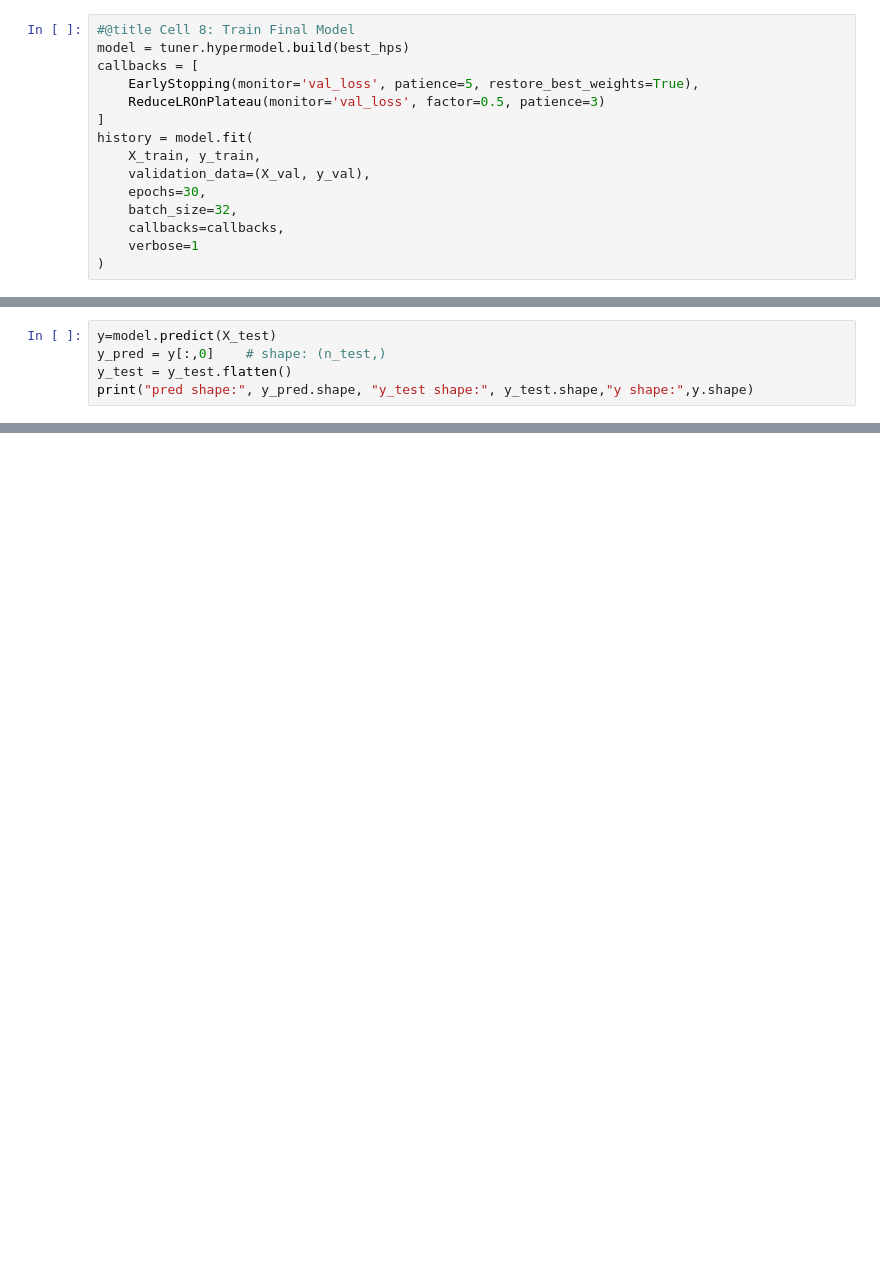
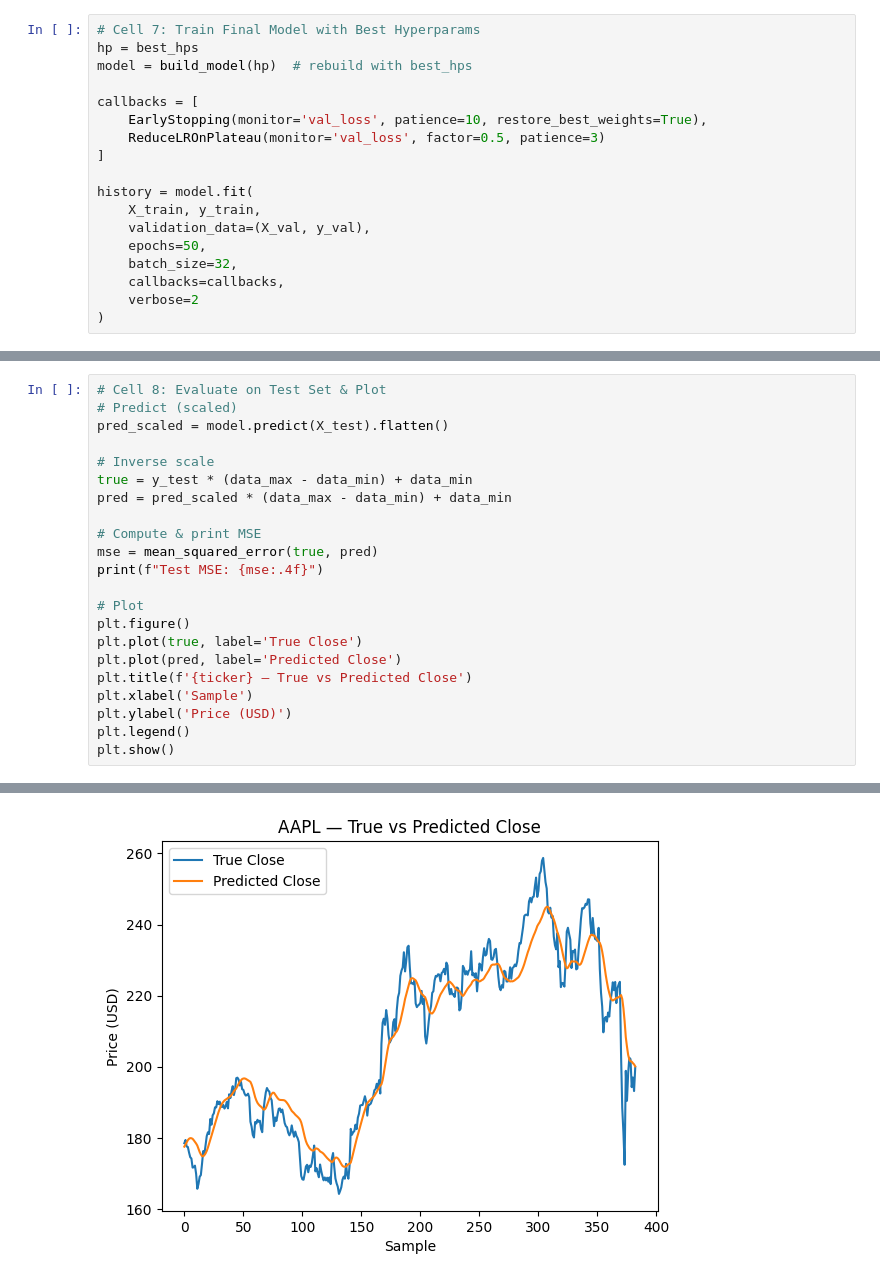
Before and after one commit to BassamTar99/StockPrediction, a Jupyter notebook: Automated_LSTM.ipynb, the cells around one changed output, grey strips where cells are left out. Cells and saved outputs as stored; diff of their text form; blank space fills up the shorter version.

```diff
--- a/Automated_LSTM.ipynb
+++ b/Automated_LSTM.ipynb
@@ -207,16 +187,19 @@ Best Hyperparameters:
 # %%
-#@title Cell 8: Train Final Model
-model = tuner.hypermodel.build(best_hps)
+# Cell 7: Train Final Model with Best Hyperparams
+hp = best_hps
+model = build_model(hp)  # rebuild with best_hps
+
 callbacks = [
-    EarlyStopping(monitor='val_loss', patience=5, restore_best_weights=True),
+    EarlyStopping(monitor='val_loss', patience=10, restore_best_weights=True),
     ReduceLROnPlateau(monitor='val_loss', factor=0.5, patience=3)
 ]
+
 history = model.fit(
     X_train, y_train,
     validation_data=(X_val, y_val),
-    epochs=30,
+    epochs=50,
     batch_size=32,
     callbacks=callbacks,
-    verbose=1
+    verbose=2
 )
 # %% [output]
@@ -239,5 +222,0 @@ Epoch 8/30
-# %%
-y=model.predict(X_test)
-y_pred = y[:,0]    # shape: (n_test,)
-y_test = y_test.flatten()
-print("pred shape:", y_pred.shape, "y_test shape:", y_test.shape,"y shape:",y.shape)
@@ -354,0 +223,23 @@ files.download('my_model.keras')
+# %%
+# Cell 8: Evaluate on Test Set & Plot
+# Predict (scaled)
+pred_scaled = model.predict(X_test).flatten()
+
+# Inverse scale
+true = y_test * (data_max - data_min) + data_min
+pred = pred_scaled * (data_max - data_min) + data_min
+
+# Compute & print MSE
+mse = mean_squared_error(true, pred)
+print(f"Test MSE: {mse:.4f}")
+
+# Plot
+plt.figure()
+plt.plot(true, label='True Close')
+plt.plot(pred, label='Predicted Close')
+plt.title(f'{ticker} — True vs Predicted Close')
+plt.xlabel('Sample')
+plt.ylabel('Price (USD)')
+plt.legend()
+plt.show()
+# %% [output]
@@ -354,0 +248 @@ files.download('my_model.keras')
+[figure, added]
```
Also changed, not shown: parts of 17 cells of this notebook.
